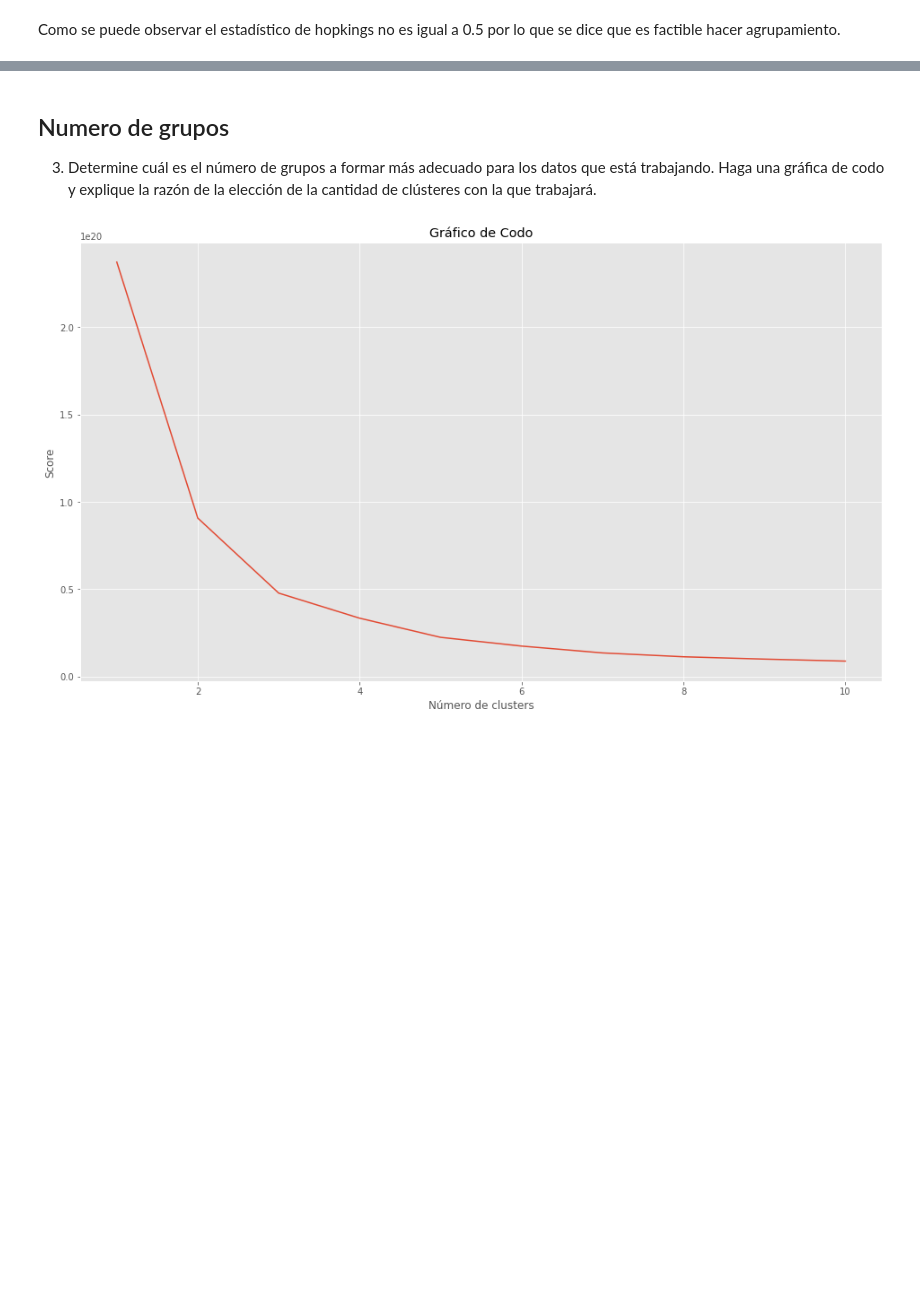
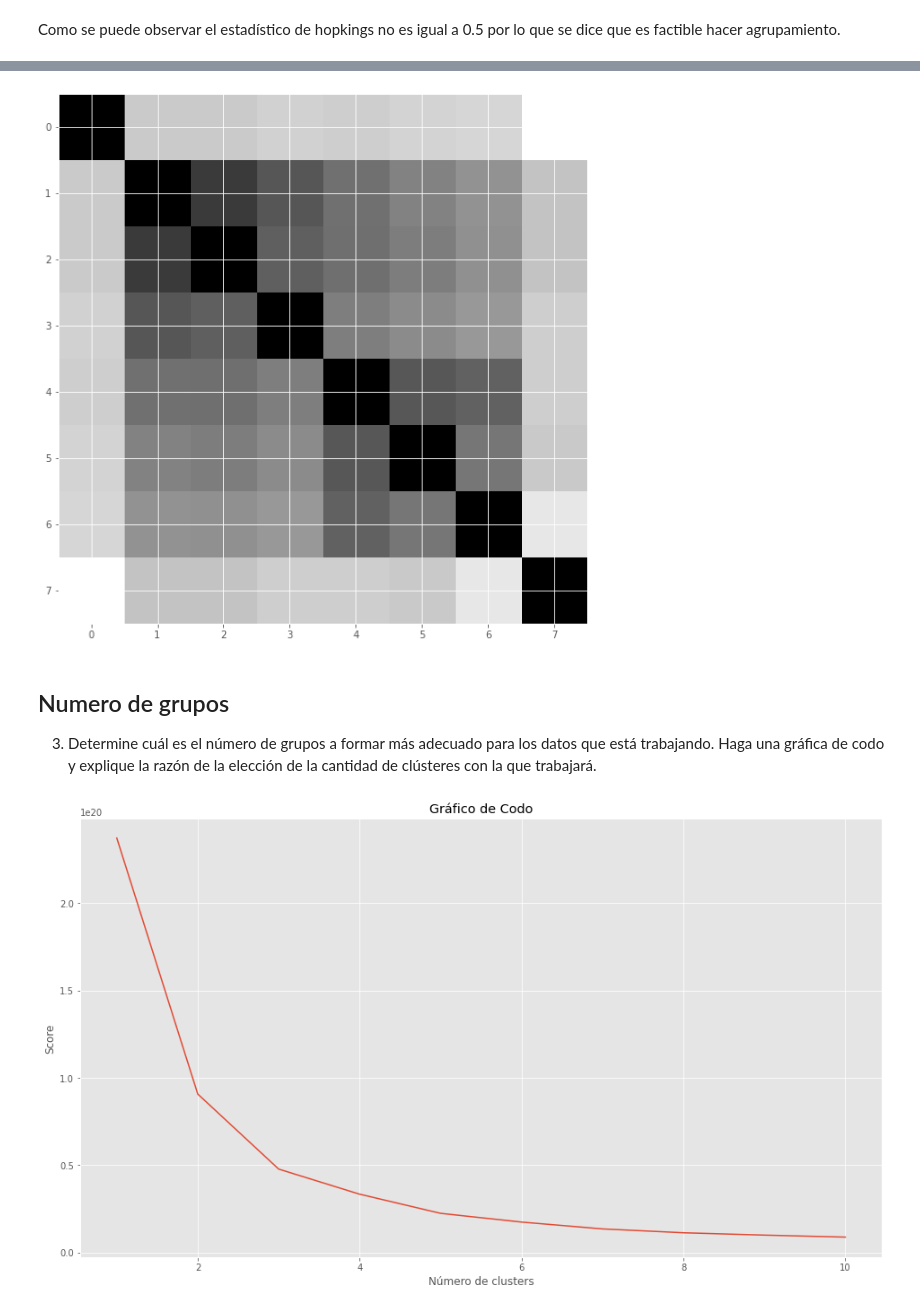
Before and after one commit to raulangelj/HT2_CLUSTERING, a Jupyter notebook: HT2_CLUSTERING.ipynb, the cells around one changed output, grey strips where cells are left out. Cells and saved outputs as stored; diff of their text form; code cells hidden in the pictures; blank space fills up the shorter version.

```diff
--- a/HT2_CLUSTERING.ipynb
+++ b/HT2_CLUSTERING.ipynb
@@ -72,0 +102,4 @@ datos = movies[['popularity', 'budget', 'revenue']]
+# %%
+# preprosesamiento datos normalizdos
+normalize_x = sklearn.preprocessing.scale(ejeX)
+pyclustertend.hopkins(datos,len(datos))
@@ -86,3 +129,7 @@ pyclustertend.vat(datos)
+# %%
+pyclustertend.vat(normalize_x)
+# %% [output]
+[figure, added]
 # %% [markdown]
 ## Numero de grupos
 3. Determine cuál es el número de grupos a formar más adecuado para los datos que está trabajando.
```
Also changed, not shown: parts of 8 cells of this notebook.
